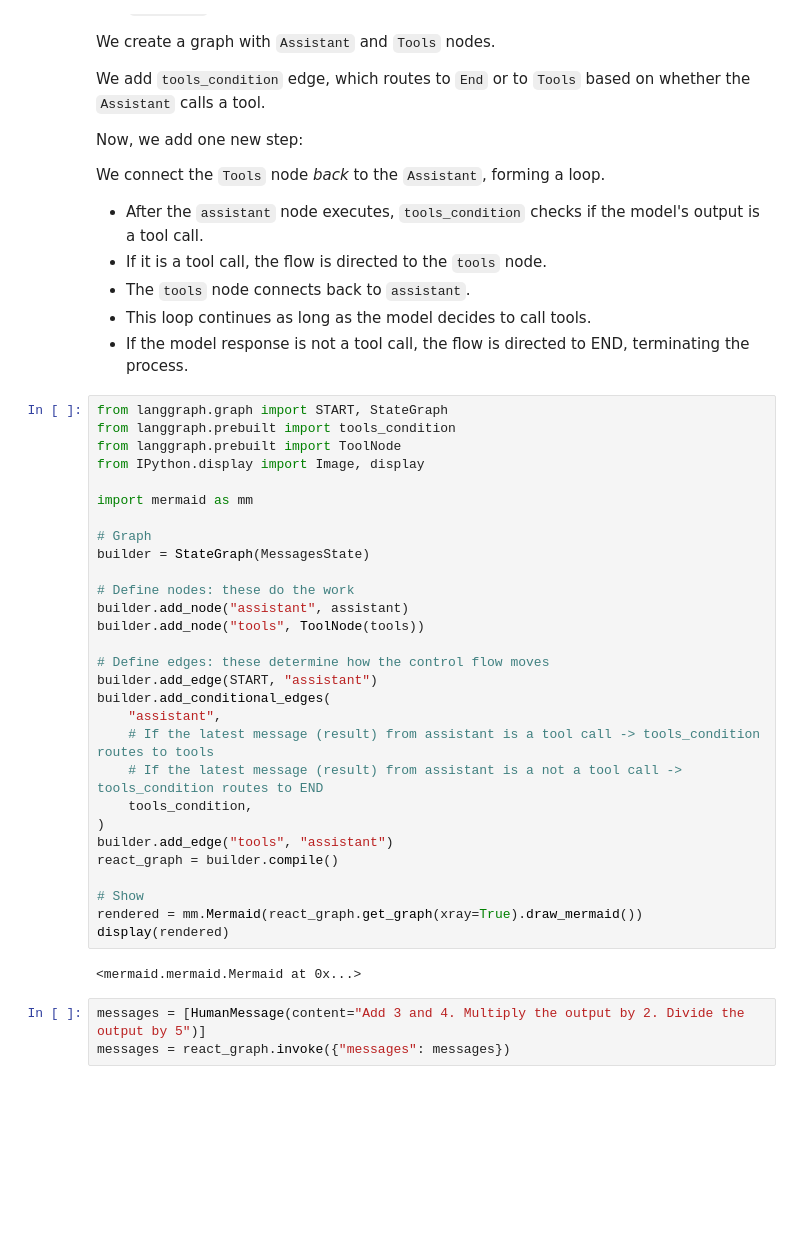
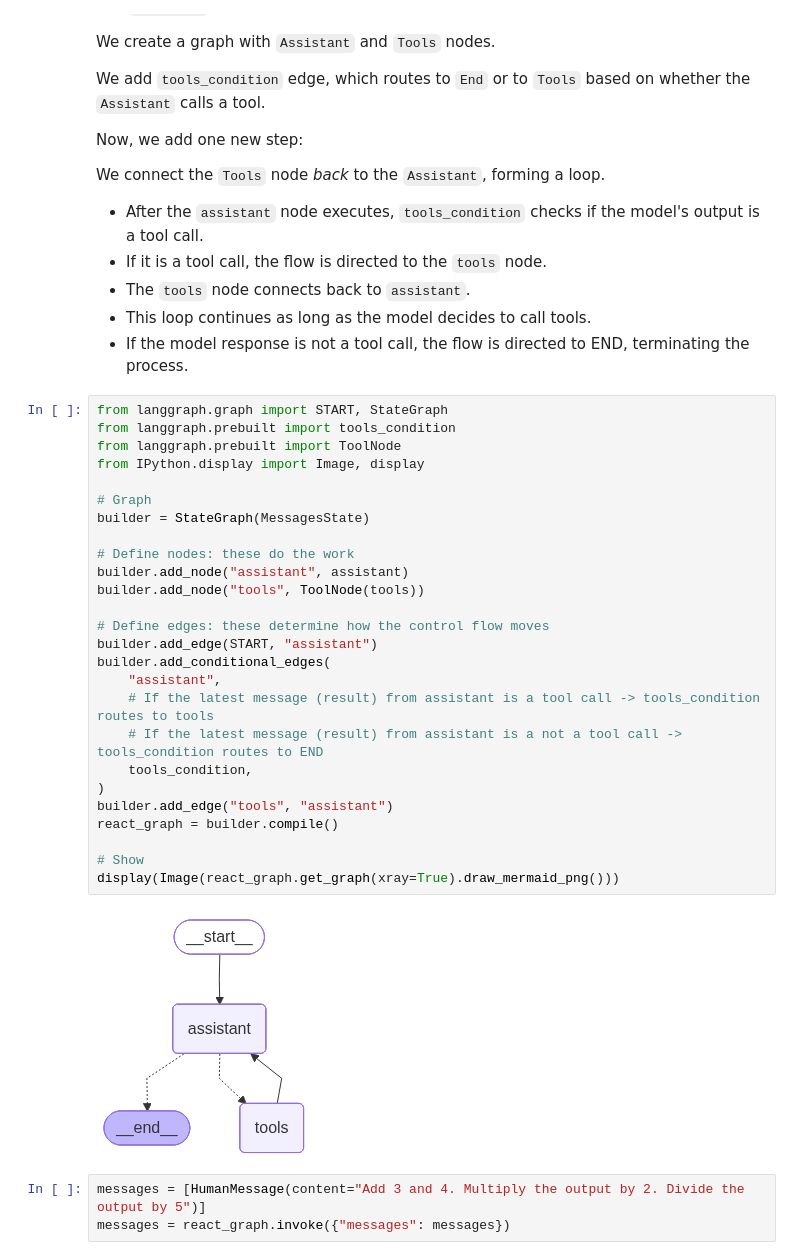
Before and after one commit to southerncoder/langchain-academy, a Jupyter notebook: module-1/4_agent.ipynb, the cells around one changed output. Drawn from its saved outputs; the diff is of its cells as text; blank space fills up the shorter version.

```diff
--- a/module-1/4_agent.ipynb
+++ b/module-1/4_agent.ipynb
@@ -124,34 +124,31 @@ We connect the `Tools` node *back* to the `Assistant`, forming a loop.
 # %%
 from langgraph.graph import START, StateGraph
 from langgraph.prebuilt import tools_condition
 from langgraph.prebuilt import ToolNode
 from IPython.display import Image, display
-
-import mermaid as mm
 
 # Graph
 builder = StateGraph(MessagesState)
 
 # Define nodes: these do the work
 builder.add_node("assistant", assistant)
 builder.add_node("tools", ToolNode(tools))
 
 # Define edges: these determine how the control flow moves
 builder.add_edge(START, "assistant")
 builder.add_conditional_edges(
     "assistant",
     # If the latest message (result) from assistant is a tool call -> tools_condition routes to tools
     # If the latest message (result) from assistant is a not a tool call -> tools_condition routes to END
     tools_condition,
 )
 builder.add_edge("tools", "assistant")
 react_graph = builder.compile()
 
 # Show
-rendered = mm.Mermaid(react_graph.get_graph(xray=True).draw_mermaid())
-display(rendered)
+display(Image(react_graph.get_graph(xray=True).draw_mermaid_png()))
 # %% [output]
-<mermaid.mermaid.Mermaid at 0x...>
+[figure, added]
 # %%
 messages = [HumanMessage(content="Add 3 and 4. Multiply the output by 2. Divide the output by 5")]
 messages = react_graph.invoke({"messages": messages})
```
Also changed, not shown: parts of 1 cell of this notebook, 7 other files.
